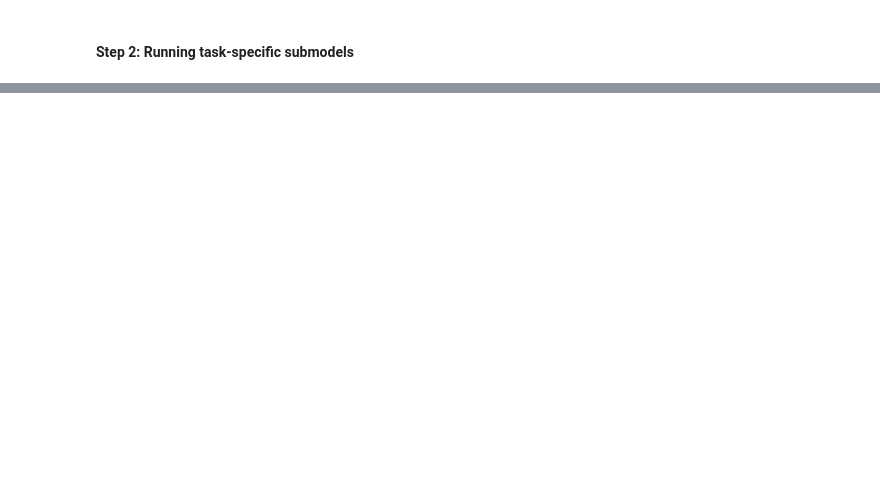
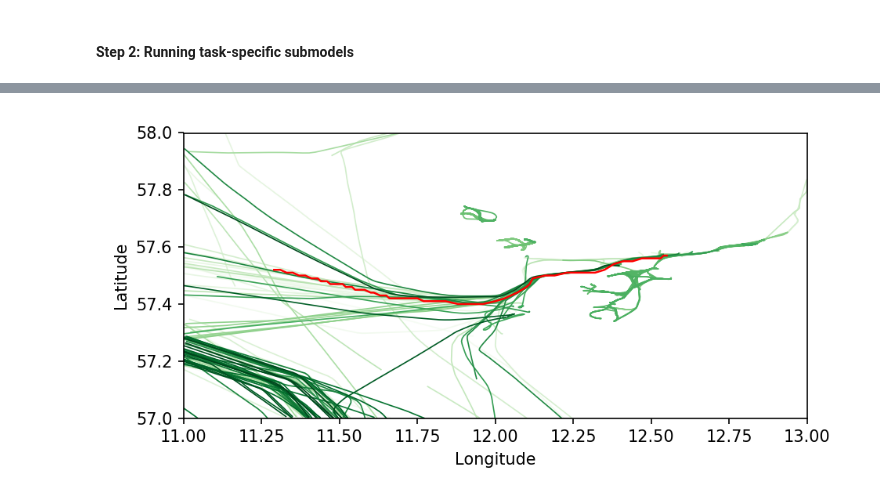
Before and after one commit to movingpandas/mobiml, a Jupyter notebook: examples/mobiml-geotracknet.ipynb, the cells around one changed output, grey strips where cells are left out. Saved outputs shown, nothing was run; the diff lists cells and outputs as text; code cells hidden in the pictures; blank space fills up the shorter version.

```diff
--- a/examples/mobiml-geotracknet.ipynb
+++ b/examples/mobiml-geotracknet.ipynb
@@ -1405,0 +840,4 @@ Image(filename=fig_name)
+# %%
+Image(filename=os.path.join(save_dir,save_filename.replace("Abnormal_tracks","Abnormal_tracks2")))
+# %% [output]
+[figure, added]
```
Also changed, not shown: parts of 32 cells of this notebook, 1 other file.
